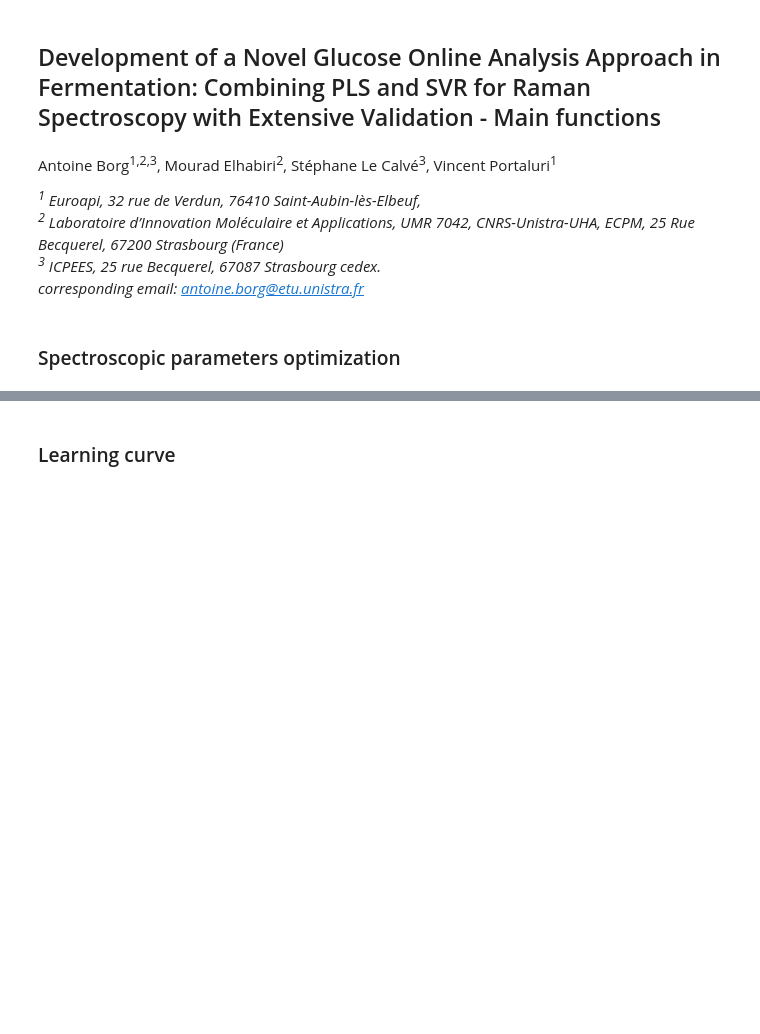
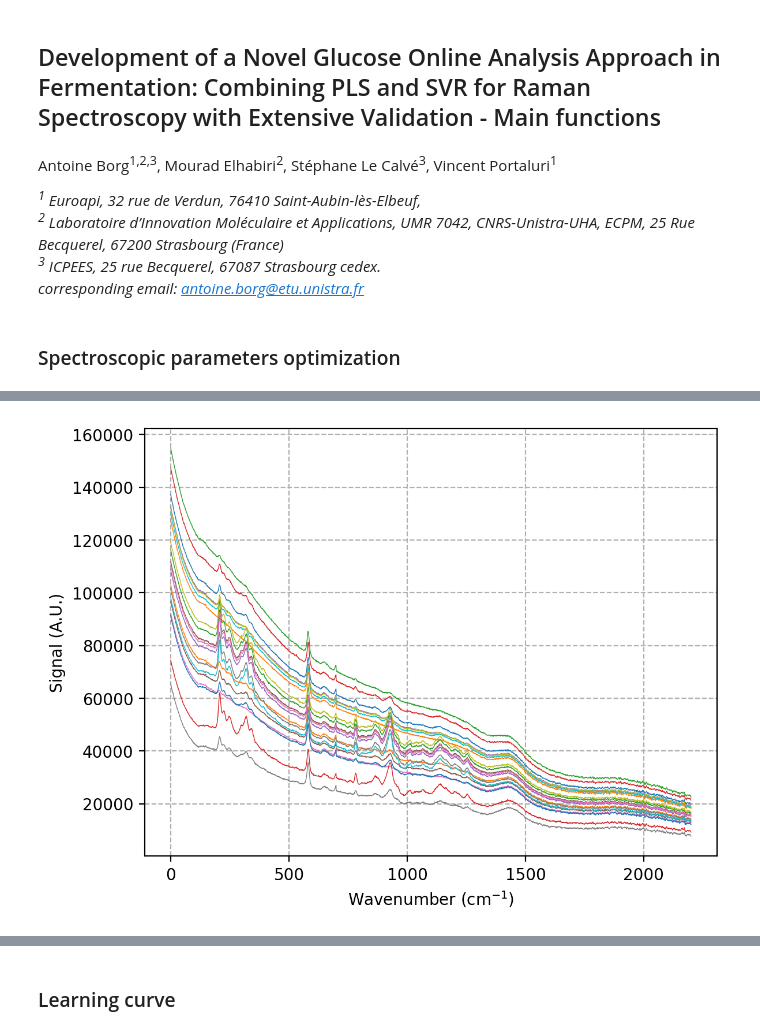
Before and after one commit to Antoine-Borg/Novel-Glucose-Online-Analysis-Approach-in-Fermentation, a Jupyter notebook: Supp Info - Glucose.ipynb, the cells around one changed output, grey strips where cells are left out. Saved outputs shown, nothing was run; the diff lists cells and outputs as text; code cells hidden in the pictures; blank space fills up the shorter version.

```diff
--- a/Supp Info - Glucose.ipynb
+++ b/Supp Info - Glucose.ipynb
@@ -36,0 +56,67 @@ def snr(spectrum):
+# %%
+n_samples = 1000
+original_spectrum = pd.read_csv('original_spectrum.csv', index_col=0).values
+
+def generate_concentrations(n_samples):
+    np.random.seed(0)
+
+    y = np.array([np.random.randint(5,20) for _ in range(int(0.6*n_samples))] + [np.random.randint(40,50) for _ in range(int(0.4*n_samples))])
+    return(y)
+
+def generate_spectra(original_spectrum, n_samples):
+    #Selecting raman bands that will be the footprint of the target analyte
+    target_raman_band_1 = [x for x in range(150,500)]
+    target_raman_band_2 = [x for x in range(700,1300)]
+
+    #generating the concentrations of the target analyte
+    y = generate_concentrations(n_samples)
+
+    #initializing spectra and baselines
+    pure_spectra = np.ones((original_spectrum.shape[0], n_samples))
+    baseline = np.zeros((original_spectrum.shape[0], n_samples))
+
+    #extracting baseline from a sampled experimental spectrum
+    baseline_fitter = Baseline(x_data=[x for x in range(original_spectrum.shape[0])])
+    background, params = baseline_fitter.asls(original_spectrum[:,0], lam=1e7, p=0.02)
+
+    #initializing the pure spectra as the original spectrum baseline corrected
+    pure_spectra = pure_spectra * (original_spectrum - background.reshape(-1,1))
+
+
+
+    #multiplying the pure spectra by y on the target raman bands only with a smoothing factor
+    width = 150
+    scale = 0.05
+    n_outliers = int(0.02*n_samples)
+    outliers_index = np.random.randint(0,n_samples, n_outliers)
+    y_modulated = modulate_y(y)
+    y_modulated[outliers_index] = np.random.randint(1,50)
+
+
+    pure_spectra[target_raman_band_1, :] = pure_spectra[target_raman_band_1, :] * scale*(1 + (y_modulated-1) * np.exp(-0.5 * ((target_raman_band_1 - np.median(target_raman_band_1))/width)**2).reshape(-1,1))
+    pure_spectra[target_raman_band_2, :] = pure_spectra[target_raman_band_2, :] * scale*(1+ (y_modulated-1) * np.exp(-0.5 * ((target_raman_band_2 - np.median(target_raman_band_2))/width)**2).reshape(-1,1))
+
+    #generating a random variation of the original baseline + noise for each spectrum
+    baseline = baseline + background.reshape(-1,1) * np.random.normal(loc = 3, scale=0.9, size=(n_samples))
+    noise = np.random.normal(loc = 0, scale=100, size=(original_spectrum.shape[0], n_samples))
+
+    #generating the spectra by summing the pure spectra, the baselines and the noise
+    spectra = pure_spectra + baseline + noise
+
+
+    return(spectra.T, y)
+
+
+X, y = generate_spectra(original_spectrum, n_samples)
+y = y + np.random.normal(loc = 0, scale = 2, size = (n_samples))
+
+plt.figure(dpi=200)
+for i in range(0,X.shape[0],50):
+    plt.plot(X[i,:], lw=0.5)
+plt.xlabel('Wavenumber (cm$^{-1}$)')
+plt.ylabel('Signal (A.U.)')
+
+plt.grid(linestyle=('--'))
+plt.show()
+# %% [output]
+[figure, added]
```
Also changed, not shown: parts of 12 cells of this notebook.
